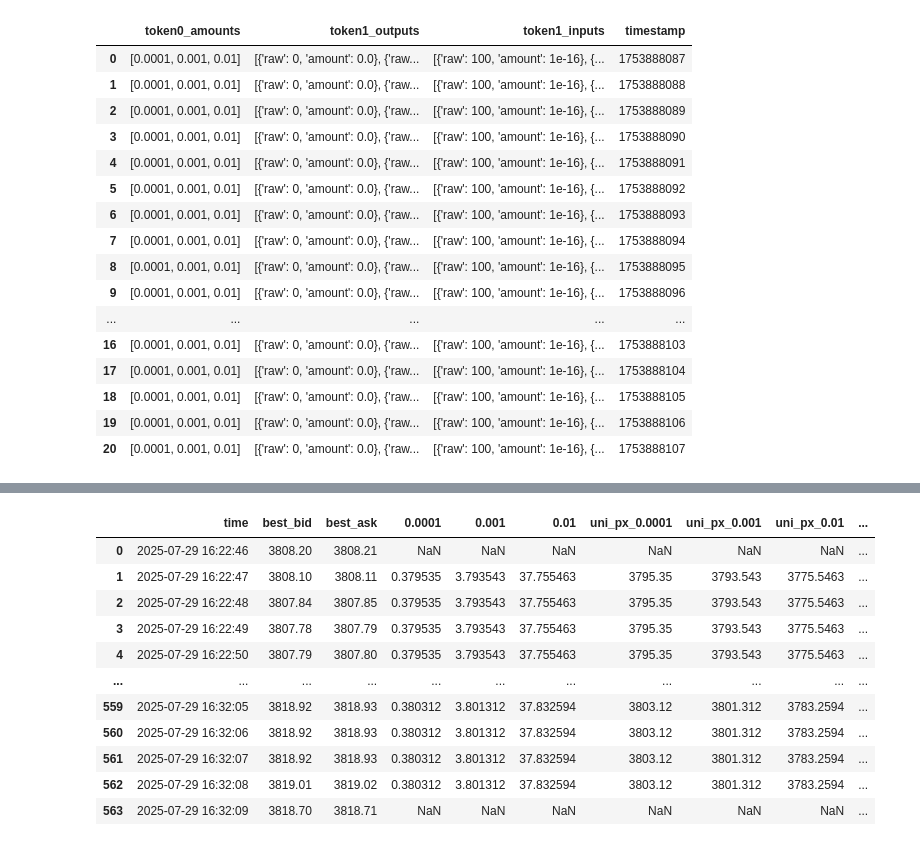
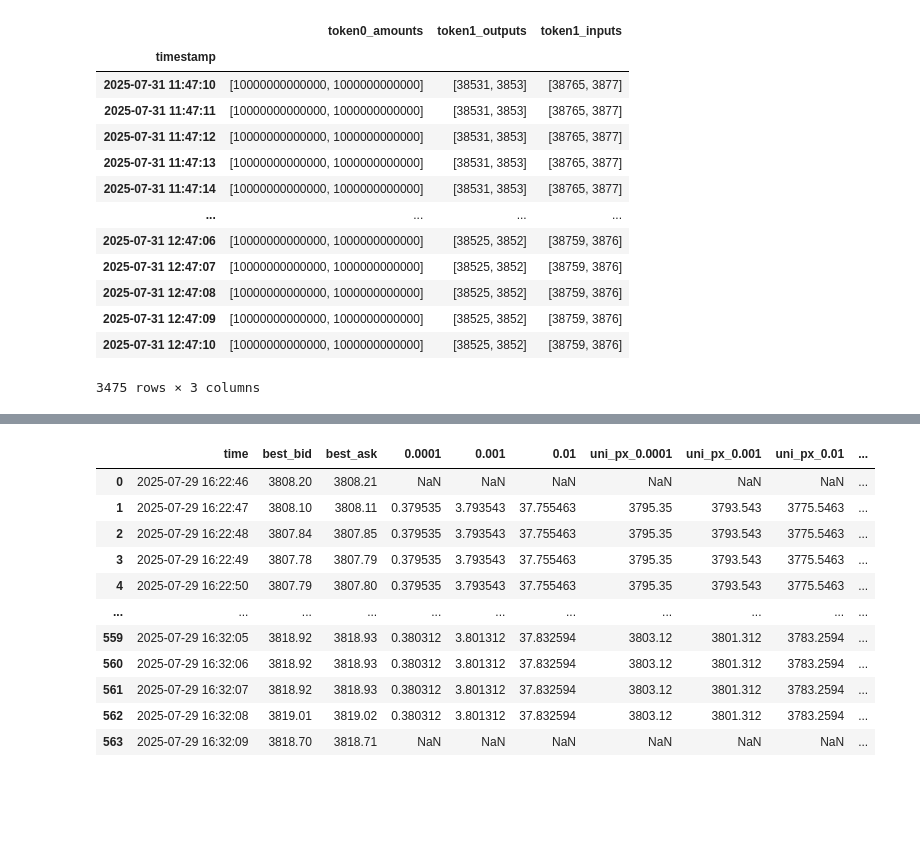
Before and after one commit to tobias727/dex-arb-trader, a Jupyter notebook: notebooks/data-analysis.ipynb, the cells around one changed output, grey strips where cells are left out. Drawn from its saved outputs; the diff is of its cells as text; code cells hidden in the pictures; blank space fills up the shorter version.

```diff
--- a/notebooks/data-analysis.ipynb
+++ b/notebooks/data-analysis.ipynb
@@ -3,24 +3,23 @@ import ast
 from datetime import timedelta
 
 import pandas as pd
-# %%
-df = pd.read_csv("/home/tobias/personal-dex-trading/out/data/unichain_uniswap_v2_blocks.csv")
-df
-# %% [output]
-|  | token0_amounts | token1_outputs | token1_inputs | timestamp |
-| 0 | [0.0001, 0.001, 0.01] | [{'raw': 0, 'amount': 0.0}, {'raw... | [{'raw': 100, 'amount': 1e-16}, {... | 1753888087 |
-| 1 | [0.0001, 0.001, 0.01] | [{'raw': 0, 'amount': 0.0}, {'raw... | [{'raw': 100, 'amount': 1e-16}, {... | 1753888088 |
-| 2 | [0.0001, 0.001, 0.01] | [{'raw': 0, 'amount': 0.0}, {'raw... | [{'raw': 100, 'amount': 1e-16}, {... | 1753888089 |
-| 3 | [0.0001, 0.001, 0.01] | [{'raw': 0, 'amount': 0.0}, {'raw... | [{'raw': 100, 'amount': 1e-16}, {... | 1753888090 |
-| 4 | [0.0001, 0.001, 0.01] | [{'raw': 0, 'amount': 0.0}, {'raw... | [{'raw': 100, 'amount': 1e-16}, {... | 1753888091 |
-| 5 | [0.0001, 0.001, 0.01] | [{'raw': 0, 'amount': 0.0}, {'raw... | [{'raw': 100, 'amount': 1e-16}, {... | 1753888092 |
-| 6 | [0.0001, 0.001, 0.01] | [{'raw': 0, 'amount': 0.0}, {'raw... | [{'raw': 100, 'amount': 1e-16}, {... | 1753888093 |
-| 7 | [0.0001, 0.001, 0.01] | [{'raw': 0, 'amount': 0.0}, {'raw... | [{'raw': 100, 'amount': 1e-16}, {... | 1753888094 |
-| 8 | [0.0001, 0.001, 0.01] | [{'raw': 0, 'amount': 0.0}, {'raw... | [{'raw': 100, 'amount': 1e-16}, {... | 1753888095 |
-| 9 | [0.0001, 0.001, 0.01] | [{'raw': 0, 'amount': 0.0}, {'raw... | [{'raw': 100, 'amount': 1e-16}, {... | 1753888096 |
-| ... | ... | ... | ... | ... |
-| 16 | [0.0001, 0.001, 0.01] | [{'raw': 0, 'amount': 0.0}, {'raw... | [{'raw': 100, 'amount': 1e-16}, {... | 1753888103 |
-| 17 | [0.0001, 0.001, 0.01] | [{'raw': 0, 'amount': 0.0}, {'raw... | [{'raw': 100, 'amount': 1e-16}, {... | 1753888104 |
-| 18 | [0.0001, 0.001, 0.01] | [{'raw': 0, 'amount': 0.0}, {'raw... | [{'raw': 100, 'amount': 1e-16}, {... | 1753888105 |
-| 19 | [0.0001, 0.001, 0.01] | [{'raw': 0, 'amount': 0.0}, {'raw... | [{'raw': 100, 'amount': 1e-16}, {... | 1753888106 |
-| 20 | [0.0001, 0.001, 0.01] | [{'raw': 0, 'amount': 0.0}, {'raw... | [{'raw': 100, 'amount': 1e-16}, {... | 1753888107 |
+# %%
+df_unichain = pd.read_csv("/home/tobias/personal-dex-trading/out/data/20250731_124711_unichain_uniswap_v2_blocks.csv", index_col="timestamp")
+df_unichain.index = pd.to_datetime(df_unichain.index, unit="s")  # seconds -> datetime
+df_unichain.index += pd.Timedelta(hours=2)
+df_unichain
+# %% [output]
+|  | token0_amounts | token1_outputs | token1_inputs |
+| timestamp |  |  |  |
+| 2025-07-31 11:47:10 | [10000000000000, 1000000000000] | [38531, 3853] | [38765, 3877] |
+| 2025-07-31 11:47:11 | [10000000000000, 1000000000000] | [38531, 3853] | [38765, 3877] |
+| 2025-07-31 11:47:12 | [10000000000000, 1000000000000] | [38531, 3853] | [38765, 3877] |
+| 2025-07-31 11:47:13 | [10000000000000, 1000000000000] | [38531, 3853] | [38765, 3877] |
+| 2025-07-31 11:47:14 | [10000000000000, 1000000000000] | [38531, 3853] | [38765, 3877] |
+| ... | ... | ... | ... |
+| 2025-07-31 12:47:06 | [10000000000000, 1000000000000] | [38525, 3852] | [38759, 3876] |
+| 2025-07-31 12:47:07 | [10000000000000, 1000000000000] | [38525, 3852] | [38759, 3876] |
+| 2025-07-31 12:47:08 | [10000000000000, 1000000000000] | [38525, 3852] | [38759, 3876] |
+| 2025-07-31 12:47:09 | [10000000000000, 1000000000000] | [38525, 3852] | [38759, 3876] |
+| 2025-07-31 12:47:10 | [10000000000000, 1000000000000] | [38525, 3852] | [38759, 3876] |
+3475 rows × 3 columns
```
Also changed, not shown: parts of 3 cells of this notebook, 5 other files.
